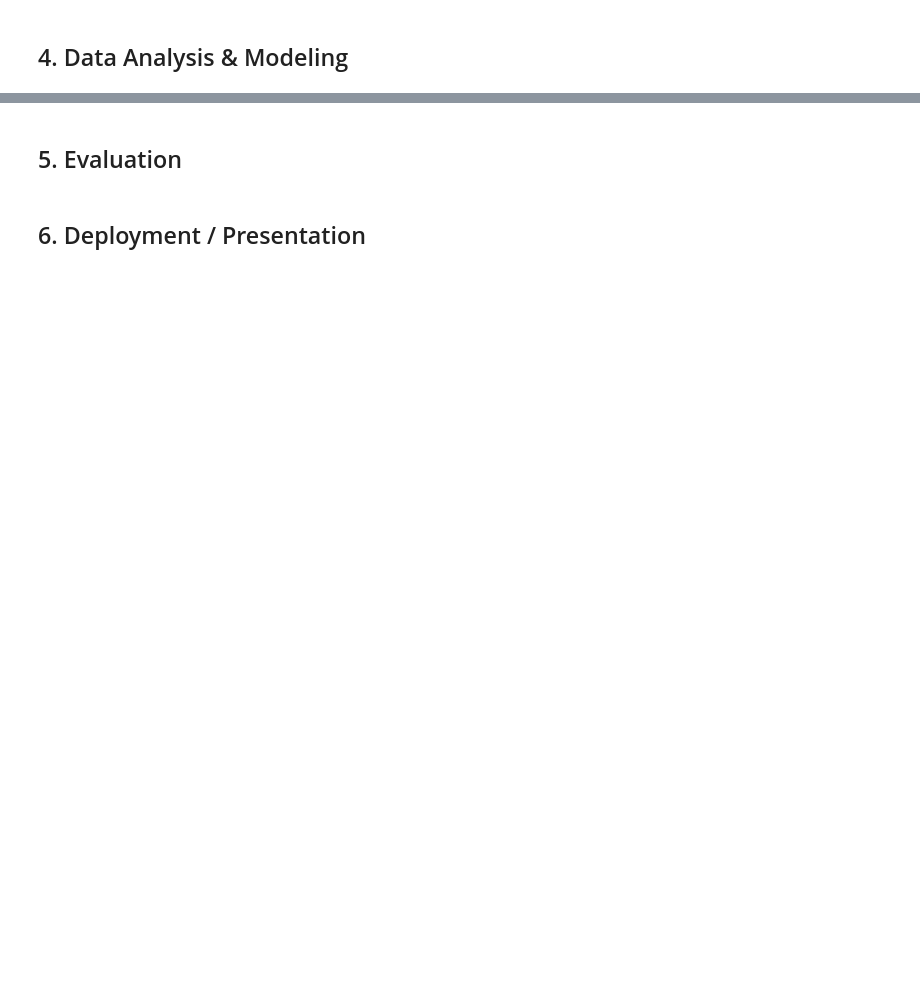
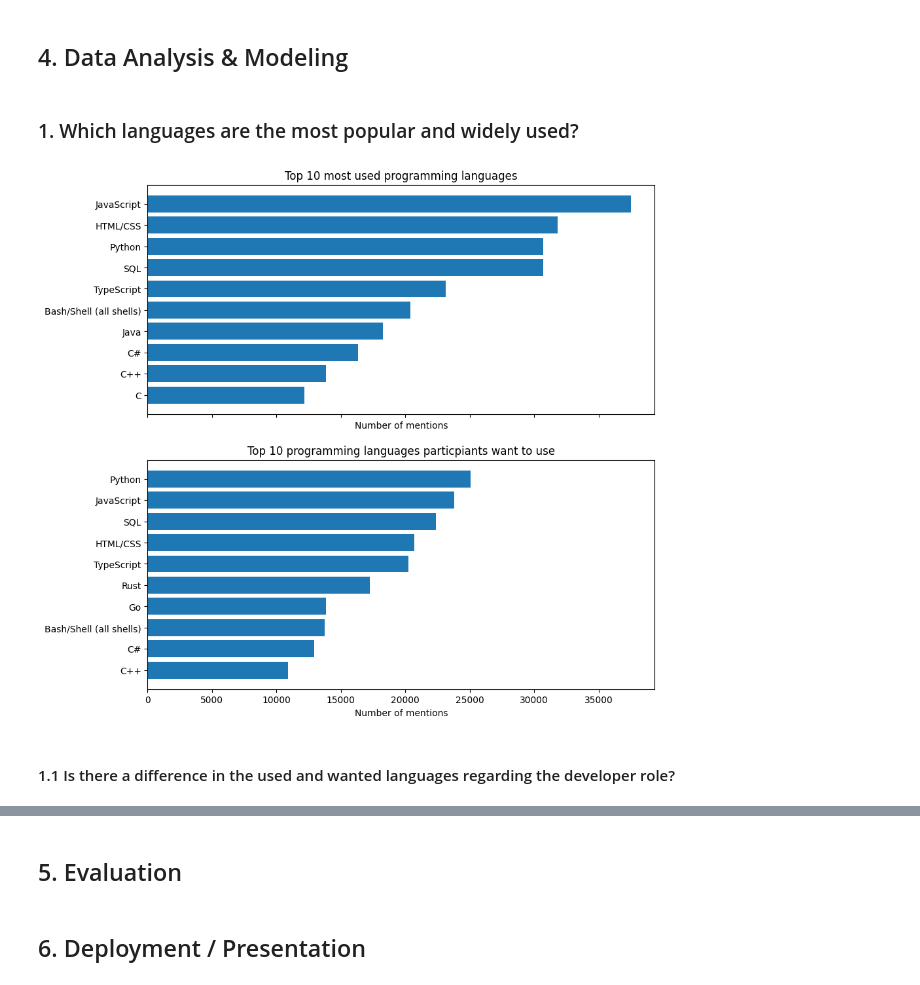
Before and after one commit to dirkhradecky/stackoverflow, a Jupyter notebook: stackoverflow.ipynb, the cells around one changed output, grey strips where cells are left out. Saved outputs shown, nothing was run; the diff lists cells and outputs as text; code cells hidden in the pictures; blank space fills up the shorter version.

```diff
--- a/stackoverflow.ipynb
+++ b/stackoverflow.ipynb
@@ -462,2 +423,33 @@ See the caveats in the documentation: https://pandas.pydata.org/pandas-docs/stab
 # %% [markdown]
 ## 4. Data Analysis & Modeling
+# %% [markdown]
+### 1. Which languages are the most popular and widely used?
+# %%
+# separate languages used
+df_lang_used = df_clean["LanguageHaveWorkedWith"].explode()
+# %%
+# separate languages wanted
+df_lang_wanted = df_clean["LanguageWantToWorkWith"].explode()
+# %%
+# count languages used
+top_lang_used = df_lang_used.value_counts().head(10)
+# %%
+# count languages wanted
+top_lang_wanted = df_lang_wanted.value_counts().head(10)
+# %%
+# plot languages used and wanted
+fig, (ax1, ax2) = plt.subplots(2, 1, figsize=(10, 10), sharex=True)
+
+ax1.barh(top_lang_used.index[::-1], top_lang_used.values[::-1])
+ax1.set_title("Top 10 most used programming languages")
+ax1.set_xlabel("Number of mentions")
+
+ax2.barh(top_lang_wanted.index[::-1], top_lang_wanted.values[::-1])
+ax2.set_title("Top 10 programming languages particpiants want to use")
+ax2.set_xlabel("Number of mentions")
+
+plt.show()
+# %% [output]
+[figure, added]
+# %% [markdown]
+#### 1.1 Is there a difference in the used and wanted languages regarding the developer role?
```
Also changed, not shown: parts of 18 cells of this notebook.
